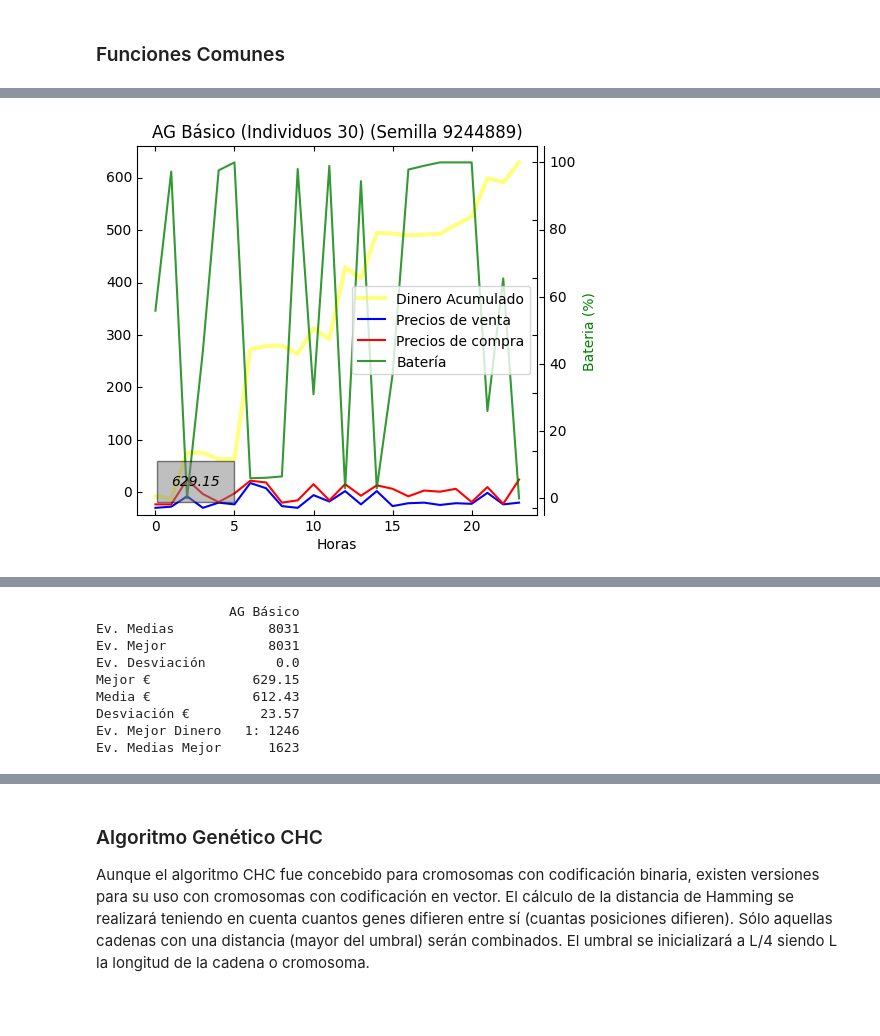
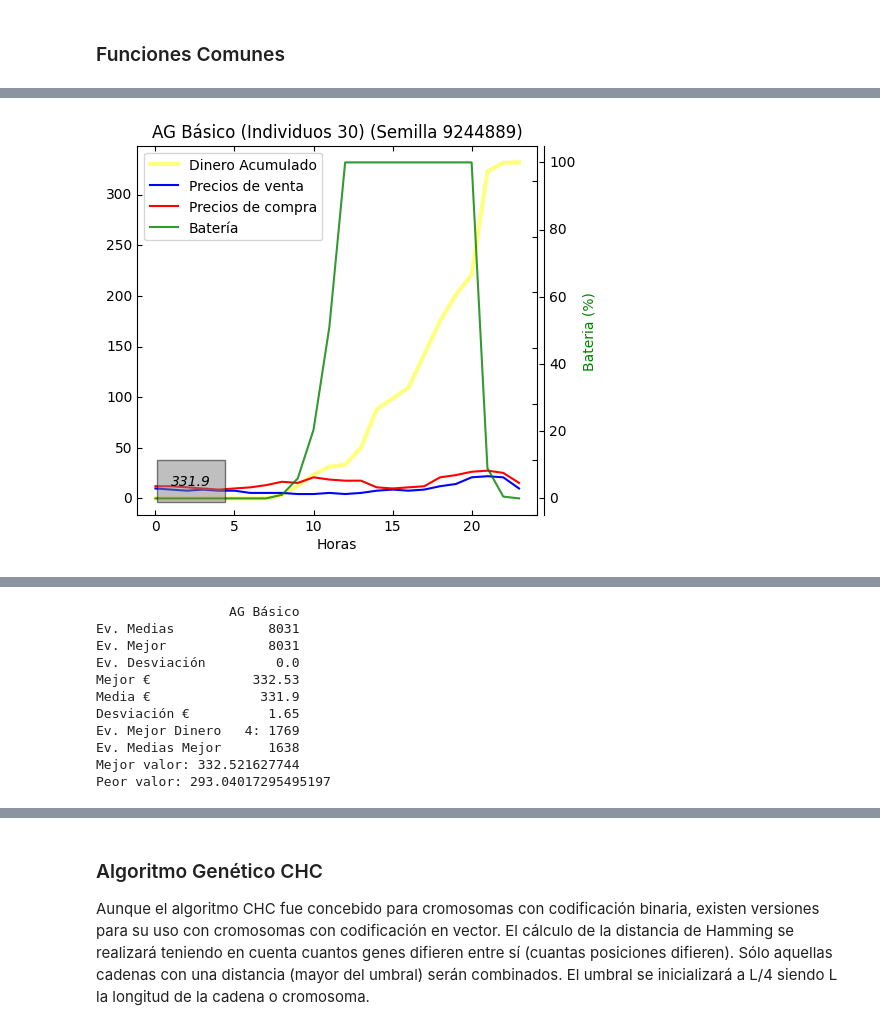
Before and after one commit to GrunCrow/Optimization_Solar_Plant, a Jupyter notebook: 3_Genetic_Algorithms/3_genetic_algorithms.ipynb, the cells around one changed output, grey strips where cells are left out. Cells and saved outputs as stored; diff of their text form; code cells hidden in the pictures.

Commit message:
3_genetic_algorithms Experimentación Genético Básico

```diff
--- a/3_Genetic_Algorithms/3_genetic_algorithms.ipynb
+++ b/3_Genetic_Algorithms/3_genetic_algorithms.ipynb
@@ -63,7 +63,7 @@ radiacion_problema2 = [274, 345, 605, 810, 252, 56, 964, 98, 77, 816, 68, 261, 8
 # %% [markdown]
 ### Problema
 # %%
-problema = "Problema 2"
+problema = "Problema 1"
 
 if problema == "Problema 1":
     precio = precio_problema1
@@ -792,15 +855,15 @@ def algoritmo_genetico_basico(n_individuos, max_iteraciones, max_iteraciones_sin
 n_individuos= 30
 max_iteraciones = 2000
 max_iteraciones_sin_mejora = float("inf")
-porcentaje_torneo = 0.4
+porcentaje_torneo = 0.2
 
 parametros = [n_individuos, max_iteraciones, max_iteraciones_sin_mejora, porcentaje_torneo]
 
 algorithm_name = algoritmo_genetico_basico_name
 
-Algorithms_names.append(algorithm_name)
+# Algorithms_names.append(algorithm_name)
 
 mejor_data = evaluar_algoritmo(algorithm_name, parametros)
 
-Data.append(mejor_data)
+# Data.append(mejor_data)
 # %% [output]
@@ -808 +871 @@ Data.append(mejor_data)
-[figure, old version]
+[figure, new version]
@@ -818,8 +881,10 @@ Data.append(mejor_data)
 Ev. Medias            8031
 Ev. Mejor             8031
 Ev. Desviación         0.0
-Mejor €             629.15
-Media €             612.43
-Desviación €         23.57
-Ev. Mejor Dinero   1: 1246
-Ev. Medias Mejor      1623
+Mejor €             332.53
+Media €              331.9
+Desviación €          1.65
+Ev. Mejor Dinero   4: 1769
+Ev. Medias Mejor      1638
+Mejor valor: 332.521627744
+Peor valor: 293.04017295495197
```
Also changed, not shown: parts of 22 cells of this notebook, 10 other files.
